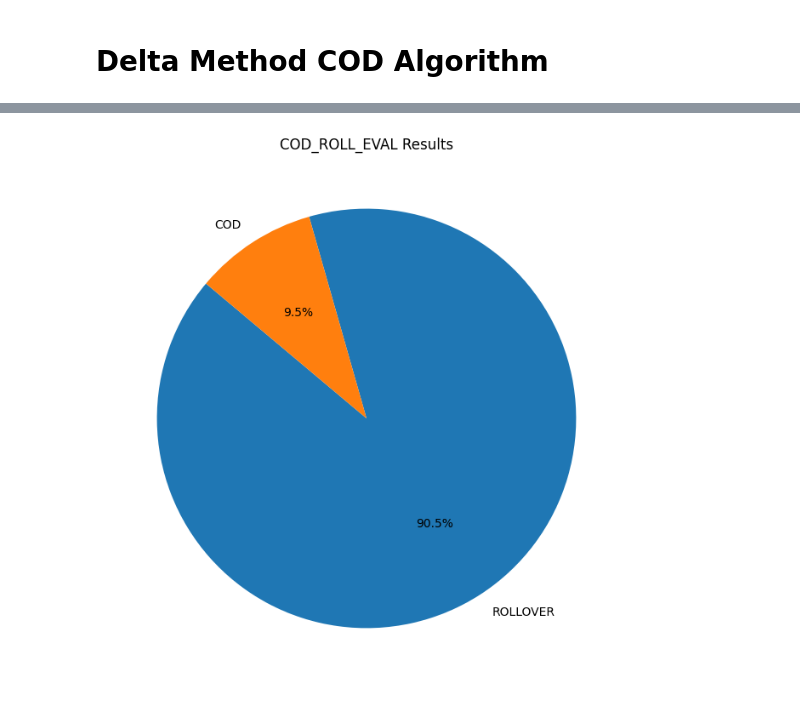
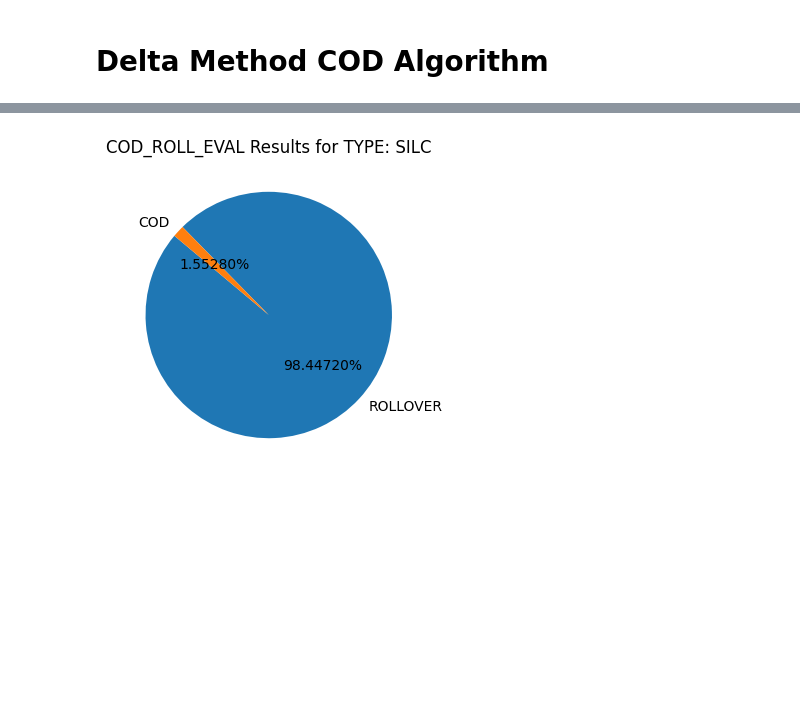
Before and after one commit to VadanKhan/liv-cod-algorithm, a Jupyter notebook: liv_cod_algorithm/cod_algorithm.ipynb, the cells around one changed output, grey strips where cells are left out. Saved outputs shown, nothing was run; the diff lists cells and outputs as text; code cells hidden in the pictures; blank space fills up the shorter version.

Commit message:
proportions update

```diff
--- a/liv_cod_algorithm/cod_algorithm.ipynb
+++ b/liv_cod_algorithm/cod_algorithm.ipynb
@@ -60,19 +60,16 @@ warnings.filterwarnings("ignore")
 col_names = df.columns
 
 
-
 # Find columns containing "Vf" or "PD"
 
 
 selected_cols = [col for col in col_names if "Vf" in col or "PD" in col]
 
 
-
 # Subset the data frame with selected columns
 
 
 df_subset = df[selected_cols]
-
 
 
 # Find and delete columns containing "Vf@" or "PD@"
@@ -82,7 +79,6 @@ cols_to_delete = [col for col in df_subset.columns if "Vf@" in col or "PD@" in c
 
 
 df_subset.drop(columns=cols_to_delete, inplace=True)
-
 
 
 # Transpose the data frame
@@ -170,9 +166,12 @@ df_raw_sweeps.rename(columns={"STX_WAFER_X_UM": "X_UM", "STX_WAFER_Y_UM": "Y_UM"
 # Add current column as a repeating sequence of length n_meas
 df_raw_sweeps["LDI_mA"] = [i % n_meas + 1 for i in range(len(df_raw_sweeps))]
 
+# Add a column for WAFER_ID with the wafer_id value repeated for every row
+df_raw_sweeps.insert(0, "WAFER_ID", wafer_id)
+
 
 # Display the first 10 rows of df_raw_sweeps
-df_raw_sweeps.head(379500)
+# df_raw_sweeps.head(379500)
 # %% [output]
 Number of Current Measurements per Device: 250
 Number of Devices: 1288
@@ -192,28 +214,42 @@ Number of Devices: 1288
 # %% [markdown]
 # Delta Method COD Algorithm
 # %%
+DELTA_ALGORITHM_MIN_DELTA = 0.4
+DELTA_ALGORITHM_MAX_PD = 0.2
+
 # Calculate dV/dI
 df_raw_sweeps["dV/dI"] = (df_raw_sweeps["Vf"].diff()) / (df_raw_sweeps["LDI_mA"].diff())
+
 
 # Calculate dP/dI
 df_raw_sweeps["DP/DI"] = (df_raw_sweeps["PD"].diff()) / (df_raw_sweeps["LDI_mA"].diff())
 
+
 # Calculate MAX_PD
 df_raw_sweeps["MAX_PD"] = df_raw_sweeps.groupby(["TE_LABEL"])["PD"].transform("max")
+
 
 # Calculate MEAN_PD
 df_raw_sweeps["MEAN_PD"] = df_raw_sweeps.groupby(["TE_LABEL"])["PD"].transform("mean")
 
+
 # Calculate DELTA
 df_raw_sweeps["DELTA"] = df_raw_sweeps["MEAN_PD"] - df_raw_sweeps["DP/DI"].abs()
+
 
 # Calculate MIN_DELTA
 df_raw_sweeps["MIN_DELTA"] = df_raw_sweeps.groupby(["TE_LABEL"])["DELTA"].transform("min")
 
+
 # Calculate COD_ROLL_EVAL
-conditions = [(df_raw_sweeps["MIN_DELTA"] > 0.4), (df_raw_sweeps["MAX_PD"] < 0.2)]
+conditions = [
+    (df_raw_sweeps["MIN_DELTA"] > DELTA_ALGORITHM_MIN_DELTA),
+    (df_raw_sweeps["MAX_PD"] < DELTA_ALGORITHM_MAX_PD),
+]
 choices = ["ROLLOVER", "NO LASER"]
 df_raw_sweeps["COD_ROLL_EVAL"] = np.select(conditions, choices, default="COD")
+
+
 
 # Calculate DEV_CURR_AT_ROLLOVER
 df_raw_sweeps["DEV_CURR_AT_ROLLOVER"] = np.where(
@@ -223,6 +259,8 @@ df_raw_sweeps["DEV_CURR_AT_ROLLOVER"] = np.where(
     np.nan,
 )
 
+
+
 # Calculate DEV_CURR_AT_SPD
 df_raw_sweeps["DEV_CURR_AT_SPD"] = np.where(
     (df_raw_sweeps["PD"] == df_raw_sweeps["MAX_PD"]) & (df_raw_sweeps["COD_ROLL_EVAL"] == "COD"),
@@ -230,15 +268,20 @@ df_raw_sweeps["DEV_CURR_AT_SPD"] = np.where(
     np.nan,
 )
 
+
+
 # Calculate CURRENT_AT_ROLLOVER
 df_raw_sweeps["CURRENT_AT_ROLLOVER"] = df_raw_sweeps.groupby(["TE_LABEL"])[
     "DEV_CURR_AT_ROLLOVER"
 ].transform("median")
 
+
 # Calculate CURRENT_AT_SPD
 df_raw_sweeps["CURRENT_AT_SPD"] = df_raw_sweeps.groupby(["TE_LABEL"])["DEV_CURR_AT_SPD"].transform(
     "median"
 )
+
+
 
 # Create COD Summary table
 cod_summary = (
@@ -246,6 +289,7 @@ cod_summary = (
     .agg(
         {
             "WAFER_ID": "first",
+            "TYPE": "first",
             "X_UM": "first",
             "Y_UM": "first",
             "COD_ROLL_EVAL": "first",
@@ -256,17 +300,48 @@ cod_summary = (
             "CURRENT_AT_SPD": "first",
         }
     )
+
     .reset_index()
 )
 
 
-# Plot a pie chart of the COD_ROLL_EVAL results with percentages annotated
-cod_roll_eval_counts = cod_summary["COD_ROLL_EVAL"].value_counts()
-plt.figure(figsize=(8, 8))
-plt.pie(cod_roll_eval_counts, labels=cod_roll_eval_counts.index, autopct="%1.1f%%", startangle=140)
-plt.title("COD_ROLL_EVAL Results")
+
+# Plot separate pie charts for each TYPE
+types = cod_summary["TYPE"].unique()
+for t in types:
+    type_data = cod_summary[cod_summary["TYPE"] == t]
+    type_cod_roll_eval_counts = type_data["COD_ROLL_EVAL"].value_counts()
+
+    # Calculate proportions
+    total_count = type_cod_roll_eval_counts.sum()
+    cod_count = type_cod_roll_eval_counts.get("COD", 0)
+    non_cod_count = total_count - cod_count
+    cod_percentage = (cod_count / total_count) * 100
+    non_cod_percentage = (non_cod_count / total_count) * 100
+
+    # Print proportions
+    print(f"Type: {t}")
+    print(f"COD: {cod_percentage:.2f}%")
+    print(f"Non-COD: {non_cod_percentage:.2f}%\n")
+
+    # Plot pie chart
+    plt.figure(figsize=(4, 4))
+    plt.pie(
+        type_cod_roll_eval_counts,
+        labels=type_cod_roll_eval_counts.index,
+        autopct="%1.5f%%",
+        startangle=140,
+    )
+    plt.title(f"COD_ROLL_EVAL Results for TYPE: {t}")
+    plt.show()
+
+type_counts = cod_summary["TYPE"].value_counts()
+print("\nProportion of Types:")
+print(type_counts / type_counts.sum() * 100)
+
+# Plot a pie chart indicating the proportion of types
+plt.figure(figsize=(4, 4))
+plt.pie(type_counts, labels=type_counts.index, autopct="%1.5f%%", startangle=140)
+plt.title("Proportion of Types")
 plt.show()
-
-# Display the first 10 rows of the COD Summary table
-cod_summary.head(1288)
 # %% [output]
@@ -273 +351 @@ cod_summary.head(1288)
-[figure, old version]
+[figure, new version]
```
Also changed, not shown: parts of 7 cells of this notebook.
